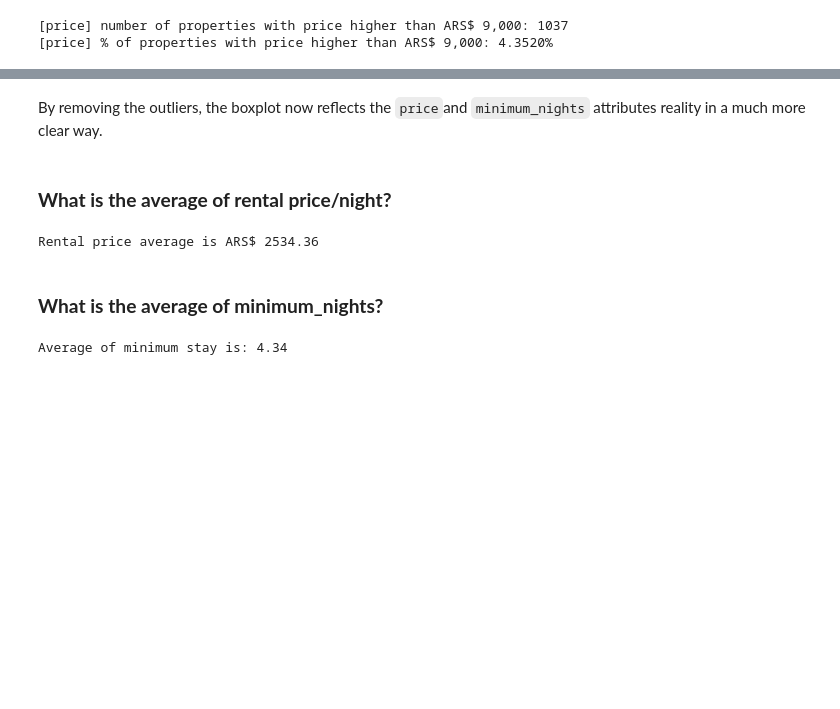
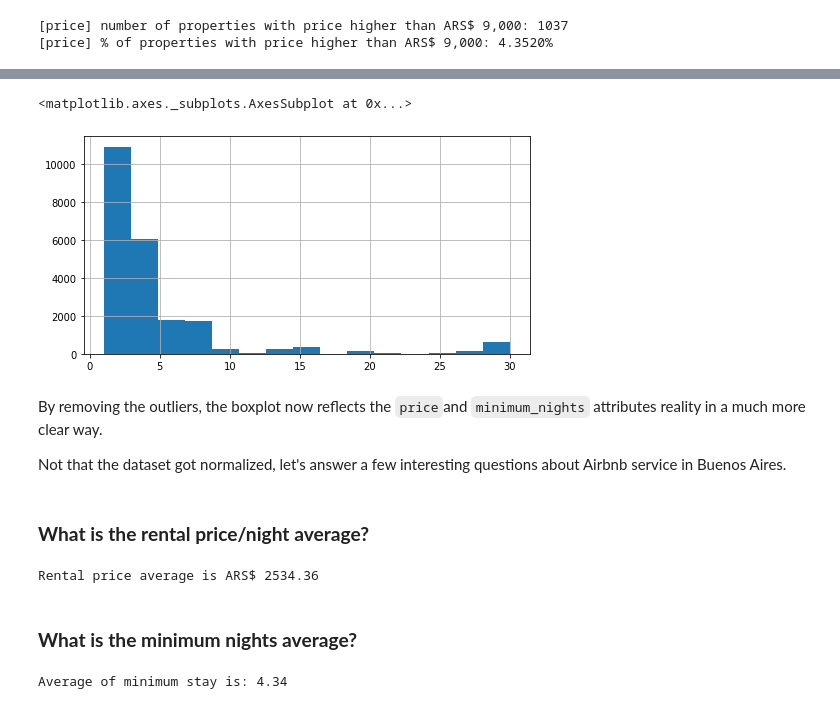
Before and after one commit to RadoBoiii/ds_handson, a Jupyter notebook: Airbnb_Buenos_Aires_Data_Analysis.ipynb, the cells around one changed output, grey strips where cells are left out. Saved outputs shown, nothing was run; the diff lists cells and outputs as text; code cells hidden in the pictures; blank space fills up the shorter version.

```diff
--- a/Airbnb_Buenos_Aires_Data_Analysis.ipynb
+++ b/Airbnb_Buenos_Aires_Data_Analysis.ipynb
@@ -243,14 +236,22 @@ array([[<matplotlib.axes._subplots.AxesSubplot object at 0x...>,
+# %%
+# plotting minimum_nights histogram after outliers cleanup
+df_clean.minimum_nights.hist(bins=15, figsize=(8,4))
+# %% [output]
+<matplotlib.axes._subplots.AxesSubplot at 0x...>
+[figure, added]
 # %% [markdown]
 By removing the outliers, the boxplot now reflects the `price`and `minimum_nights` attributes reality in a much more clear way.
+
+Not that the dataset got normalized, let's answer a few interesting questions about Airbnb service in Buenos Aires.
 # %% [markdown]
-### **What is the average of rental price/night?**
+### **What is the rental price/night average?**
 # %%
 # check the rental price/night mean
 print('Rental price average is ARS$ {:.2f}'.format(df_clean.price.mean()))
 # %% [output]
 Rental price average is ARS$ 2534.36
 # %% [markdown]
-### **What is the average of minimum_nights?**
+### **What is the minimum nights average?**
 # %%
 # check the average of minumum_nights
 print('Average of minimum stay is: {:.2f}'.format(df_clean.minimum_nights.mean()))
```
Also changed, not shown: parts of 29 cells of this notebook.
